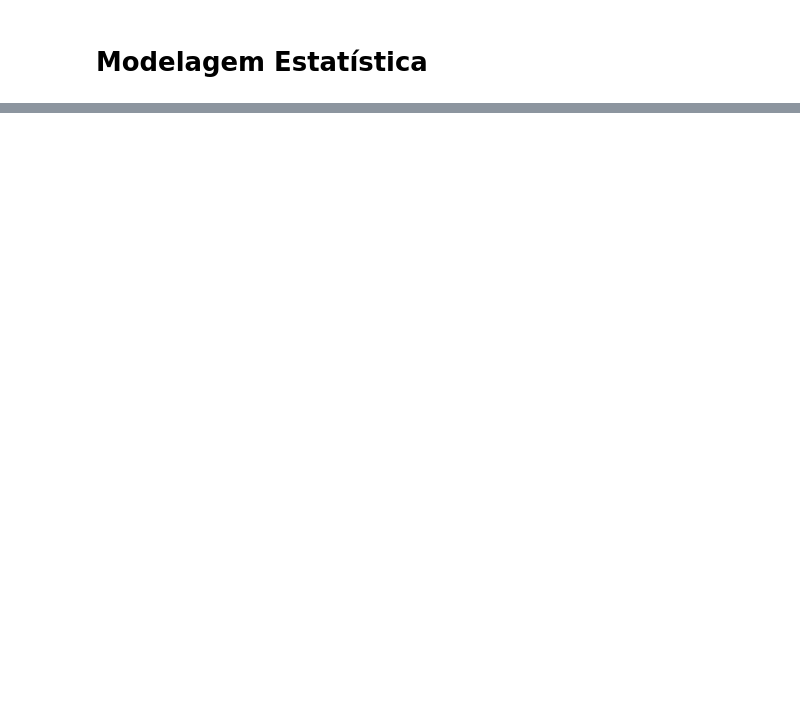
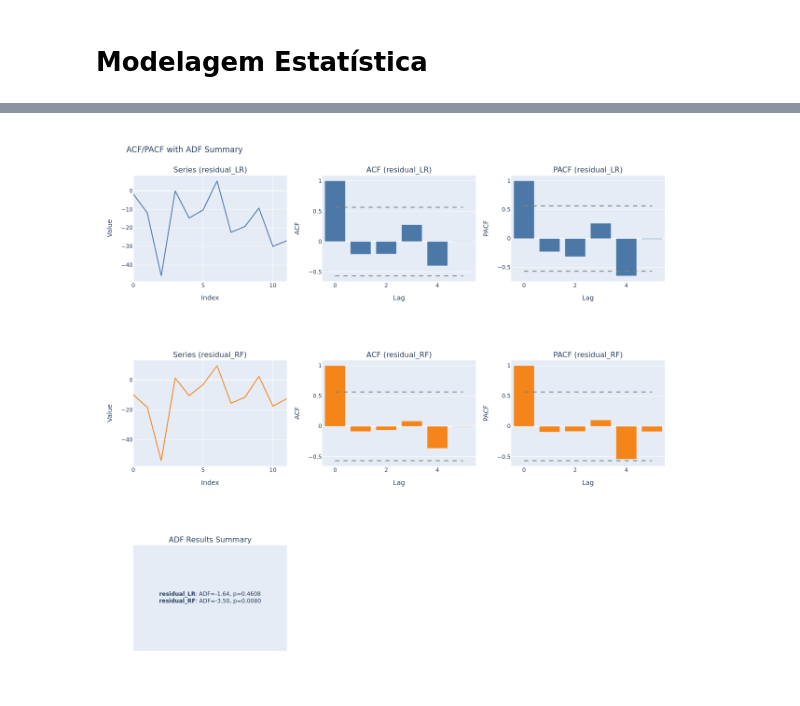
Before and after one commit to HeyLucasLeao/forecasting, a Jupyter notebook: 1.air_passangers.ipynb, the cells around one changed output, grey strips where cells are left out. Saved outputs shown, nothing was run; the diff lists cells and outputs as text; code cells hidden in the pictures; blank space fills up the shorter version.

```diff
--- a/1.air_passangers.ipynb
+++ b/1.air_passangers.ipynb
@@ -212,0 +232,6 @@ evaluate(test[columns],
+# %%
+test = test[["unique_id", "ds", "y", "monthly_sin", "monthly_cos"]]
+# %%
+res = mf.predict(h=12, X_df=test[["unique_id", "ds", "monthly_sin", "monthly_cos"]])
+# %%
+res["y"] = test["y"]
@@ -212,0 +281,7 @@ evaluate(test[columns],
+# %%
+test["residual_LR"] = res["y"] - res["LinearRegression"]
+test["residual_RF"] = res["y"] - res["RandomForestRegressor"]
+# %%
+stationarity_check(test[["residual_LR", "residual_RF"]], nlags=30, fig_type="png")
+# %% [output]
+[figure, added]
```
Also changed, not shown: parts of 24 cells of this notebook.
